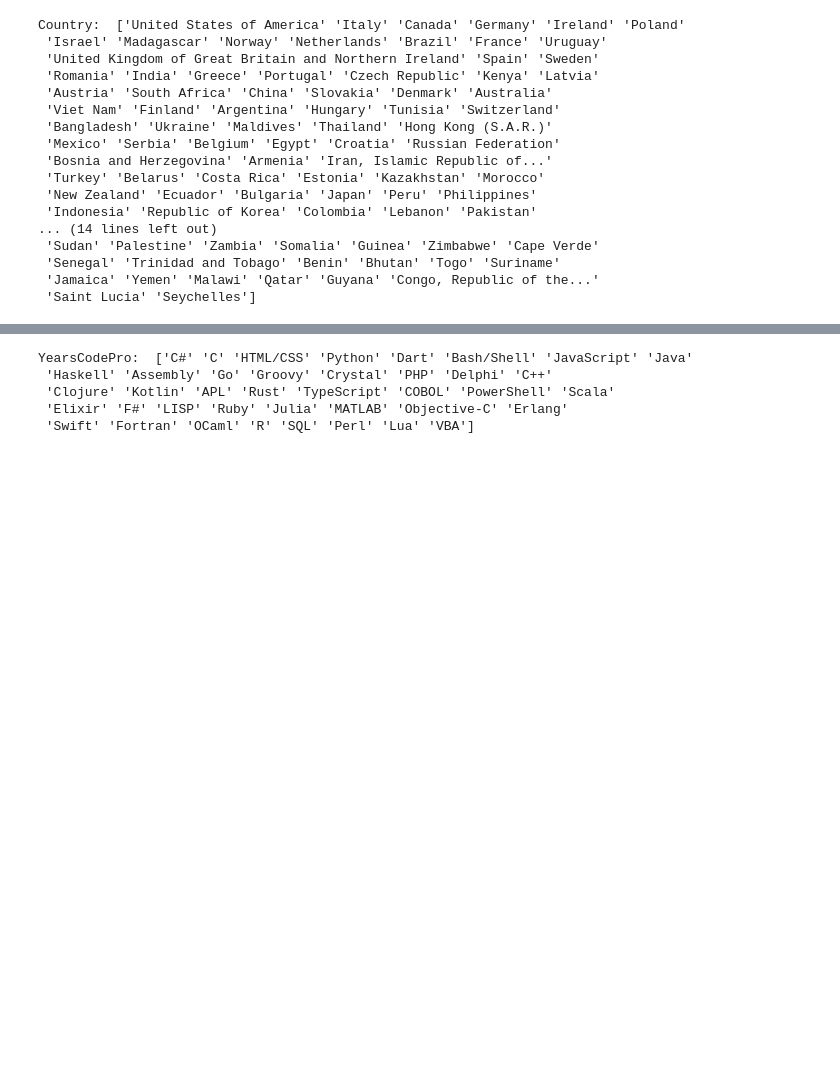
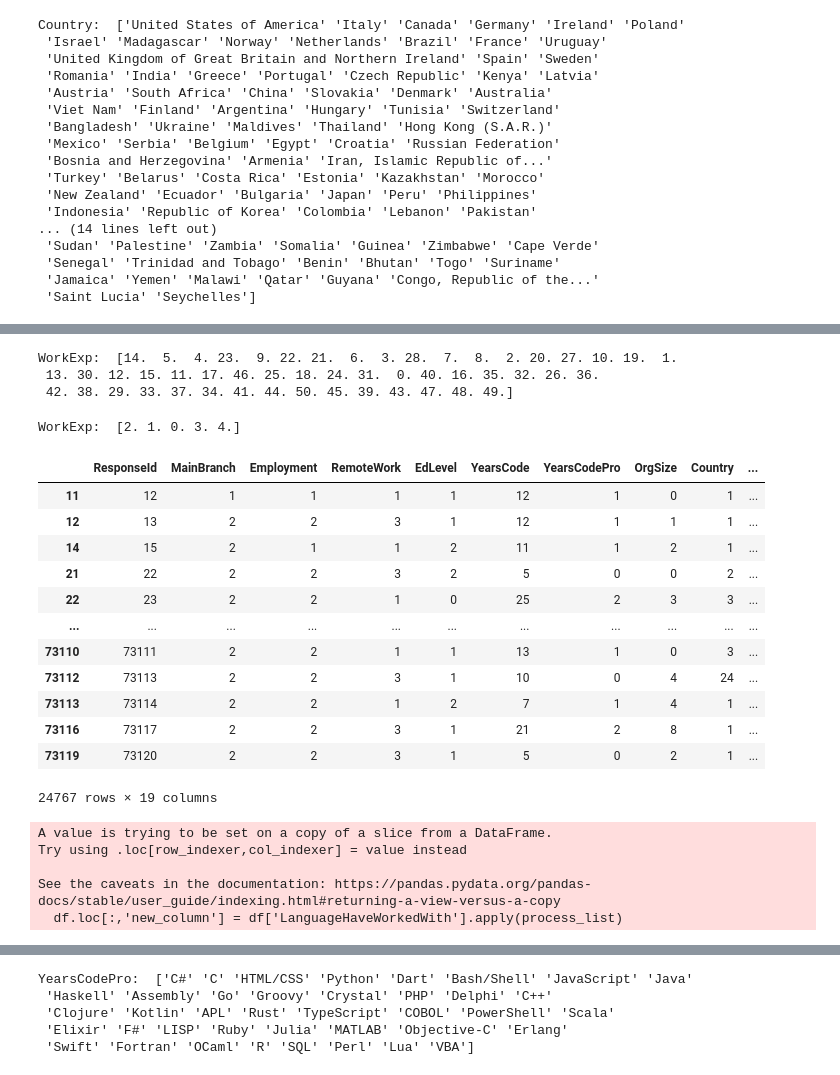
Before and after one commit to tomasohCHOM/PredictMyTechSalary, a Jupyter notebook: Data_Cleaning.ipynb, the cells around one changed output, grey strips where cells are left out. Cells and saved outputs as stored; diff of their text form; code cells hidden in the pictures; blank space fills up the shorter version.

```diff
--- a/Data_Cleaning.ipynb
+++ b/Data_Cleaning.ipynb
@@ -285,0 +412,77 @@ LanguageHaveWorkedWith:  ['C#;HTML/CSS;JavaScript;PowerShell;Python;Rust;SQL'
+# %%
+df.loc[:,'Ethnicity'] = pd.factorize(df['Ethnicity'])[0] + 1
+# %%
+df.loc[:,'Accessibility'] = pd.factorize(df['Accessibility'])[0] + 1
+# %%
+df.loc[:,'MentalHealth'] = pd.factorize(df['MentalHealth'])[0] + 1
+# %%
+#let's display all unique values in 'WorkExp' column
+print('WorkExp: ', df['WorkExp'].unique())
+# %% [output]
+WorkExp:  [14.  5.  4. 23.  9. 22. 21.  6.  3. 28.  7.  8.  2. 20. 27. 10. 19.  1.
+ 13. 30. 12. 15. 11. 17. 46. 25. 18. 24. 31.  0. 40. 16. 35. 32. 26. 36.
+ 42. 38. 29. 33. 37. 34. 41. 44. 50. 45. 39. 43. 47. 48. 49.]
+# %%
+def process_age(age):
+    age = int(age)
+    age = int(age)
+    if age <5:
+        return(0)
+    elif (age >= 5 and age <=10):
+        return(1)
+    elif (age>10 and age <=20):
+        return (2)
+    elif (age>20 and age <=40):
+        return (3)
+    else:
+        return(4)
+
+# Apply the function to the column and create a new column
+df.loc[:,'WorkExp'] = df['WorkExp'].apply(process_age)
+# %%
+#let's display all unique values in 'WorkExp' column
+print('WorkExp: ', df['WorkExp'].unique())
+# %% [output]
+WorkExp:  [2. 1. 0. 3. 4.]
+# %%
+df
+# %% [output]
+|  | ResponseId | MainBranch | Employment | RemoteWork | EdLevel | YearsCode | YearsCodePro | OrgSize | Country | ... |
+| 11 | 12 | 1 | 1 | 1 | 1 | 12 | 1 | 0 | 1 | ... |
+| 12 | 13 | 2 | 2 | 3 | 1 | 12 | 1 | 1 | 1 | ... |
+| 14 | 15 | 2 | 1 | 1 | 2 | 11 | 1 | 2 | 1 | ... |
+| 21 | 22 | 2 | 2 | 3 | 2 | 5 | 0 | 0 | 2 | ... |
+| 22 | 23 | 2 | 2 | 1 | 0 | 25 | 2 | 3 | 3 | ... |
+| ... | ... | ... | ... | ... | ... | ... | ... | ... | ... | ... |
+| 73110 | 73111 | 2 | 2 | 1 | 1 | 13 | 1 | 0 | 3 | ... |
+| 73112 | 73113 | 2 | 2 | 3 | 1 | 10 | 0 | 4 | 24 | ... |
+| 73113 | 73114 | 2 | 2 | 1 | 2 | 7 | 1 | 4 | 1 | ... |
+| 73116 | 73117 | 2 | 2 | 3 | 1 | 21 | 2 | 8 | 1 | ... |
+| 73119 | 73120 | 2 | 2 | 3 | 1 | 5 | 0 | 2 | 1 | ... |
+24767 rows × 19 columns
+# %%
+# function that return 1 person knows each language in the list and 0 otherwise
+def process_list(lst):
+    languages = ['C#', 'C', 'HTML/CSS', 'Python' ,'Dart' ,'Bash/Shell' ,'JavaScript' ,'Java',
+ 'Haskell', 'Assembly', 'Go', 'Groovy', 'Crystal' ,'PHP' ,'Delphi' ,'C++',
+ 'Clojure' ,'Kotlin', 'APL', 'Rust' ,'TypeScript', 'COBOL' ,'PowerShell' ,'Scala',
+ 'Elixir', 'F#' ,'LISP' ,'Ruby', 'Julia' ,'MATLAB', 'Objective-C' ,'Erlang',
+ 'Swift', 'Fortran', 'OCaml' ,'R' ,'SQL', 'Perl' ,'Lua' ,'VBA']
+    result = ""
+    lst = lst.split(';')
+    for lang in languages:
+        if lang in lst:
+            result += "1,"
+        else:
+            result += "0,"
+    return result[:-1]  # Remove the trailing comma
+
+
+# Apply the function to the column and create a new column
+df.loc[:,'new_column'] = df['LanguageHaveWorkedWith'].apply(process_list)
+# %% [output]
+A value is trying to be set on a copy of a slice from a DataFrame.
+Try using .loc[row_indexer,col_indexer] = value instead
+
+See the caveats in the documentation: https://pandas.pydata.org/pandas-docs/stable/user_guide/indexing.html#returning-a-view-versus-a-copy
+  df.loc[:,'new_column'] = df['LanguageHaveWorkedWith'].apply(process_list)
```
Also changed, not shown: parts of 29 cells of this notebook, 1 other file.
